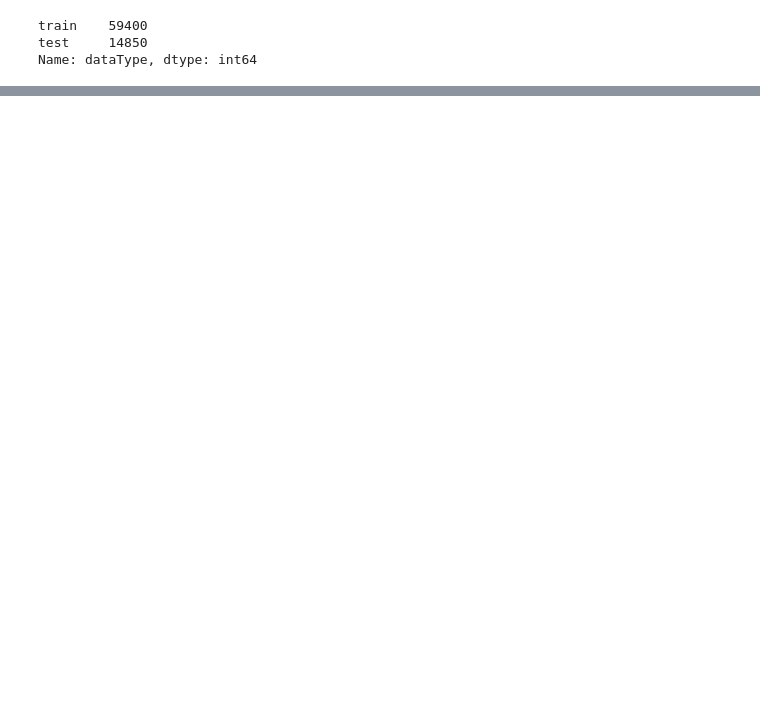
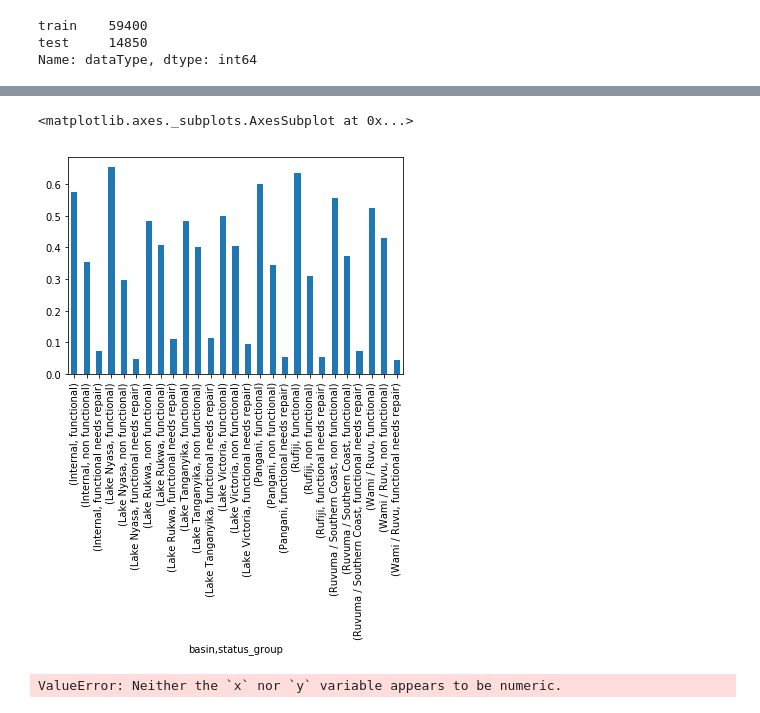
Before and after one commit to JohnErnestBonanno/WaterPump, a Jupyter notebook: Cleaning_WaterPump.ipynb, the cells around one changed output, grey strips where cells are left out. Cells and saved outputs as stored; diff of their text form; code cells hidden in the pictures; blank space fills up the shorter version.

Commit message:
Clean Data

```diff
--- a/Cleaning_WaterPump.ipynb
+++ b/Cleaning_WaterPump.ipynb
@@ -64,0 +143,6 @@ feature_desc.head()
+# %%
+train.groupby('basin').status_group.value_counts(normalize = 1).plot.bar()
+plt.xlabel
+# %% [output]
+<matplotlib.axes._subplots.AxesSubplot at 0x...>
+[figure, added]
@@ -64,0 +151,4 @@ feature_desc.head()
+# %%
+sns.factorplot(x='basin',y='status_group',data=train)
+# %% [output]
+ValueError: Neither the `x` nor `y` variable appears to be numeric.
```
Also changed, not shown: parts of 16 cells of this notebook.
